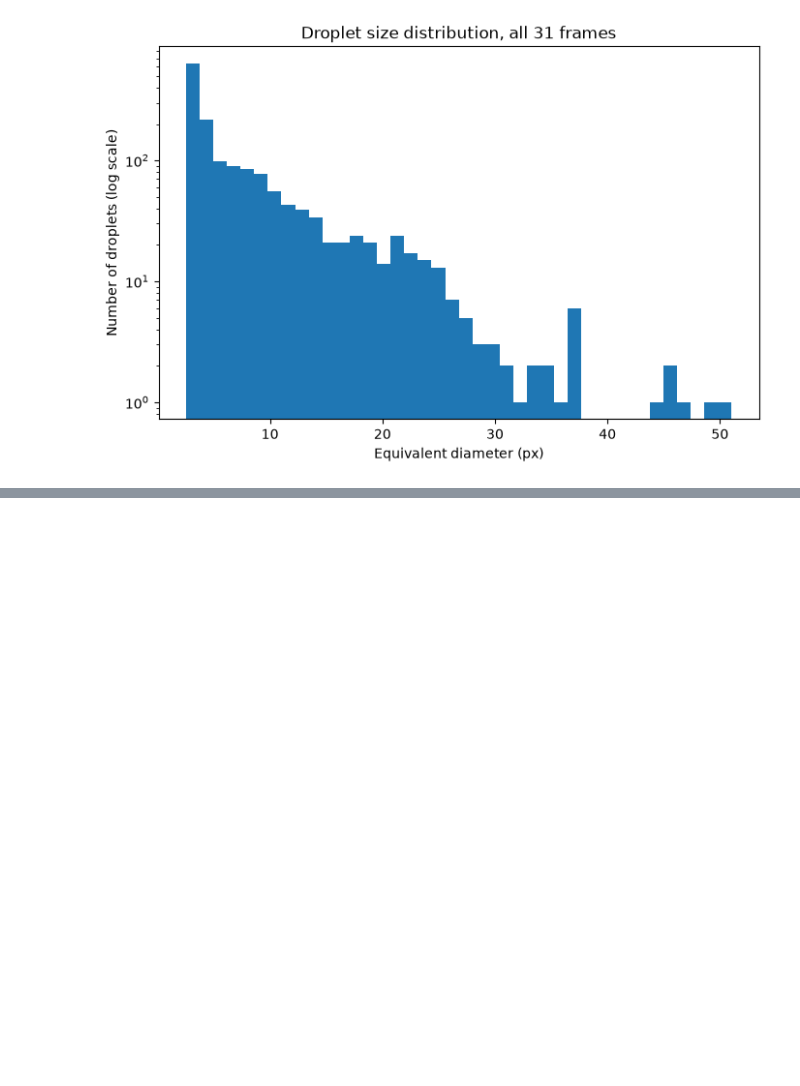
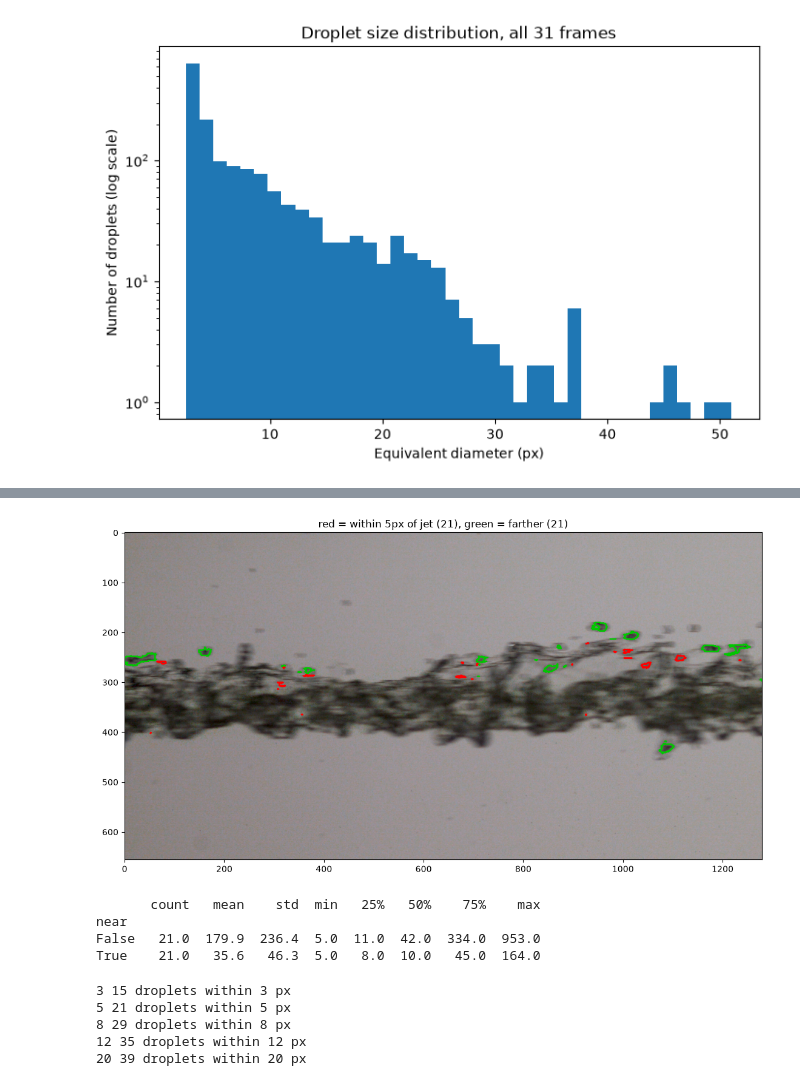
Before and after one commit to attahpt-cmyk/droplet-vision, a Jupyter notebook: notebooks/07_opencv_basics.ipynb, the cells around one changed output, grey strips where cells are left out. Cells and saved outputs as stored; diff of their text form; code cells hidden in the pictures; blank space fills up the shorter version.

Commit message:
Add distance-to-jet column to droplet measurements

```diff
--- a/notebooks/07_opencv_basics.ipynb
+++ b/notebooks/07_opencv_basics.ipynb
@@ -240,0 +247,10 @@ plt.show()
+# %%
+red = img_cv[:, :, 2]
+mask = (red < 110).astype(np.uint8)
+n, labels, stats, _ = cv2.connectedComponentsWithStats(mask, connectivity=8)
+
+jet_label = 1 + np.argmax(stats[1:, cv2.CC_STAT_AREA])
+jet = labels == jet_label
+print("jet area:", stats[jet_label, cv2.CC_STAT_AREA])
+
+dist_to_jet = cv2.distanceTransform((~jet).astype(np.uint8), cv2.DIST_L2, 5)
@@ -240,0 +259,6 @@ plt.show()
+# %%
+df_droplets["dist_to_jet_px"] = df_droplets["id"].apply(
+    lambda i: dist_to_jet[labels == i].min()
+)
+print(df_droplets["dist_to_jet_px"].round(1).value_counts().sort_index().head(15))
+print(df_droplets["dist_to_jet_px"].describe().round(1))
@@ -240,0 +283,36 @@ plt.show()
+# %%
+NEAR_PX = 5  # starting guess; adjust after looking at the table
+
+overlay = img_cv.copy()
+for _, row in df_droplets.iterrows():
+    m = (labels == int(row["id"])).astype(np.uint8)
+    cs, _ = cv2.findContours(m, cv2.RETR_EXTERNAL, cv2.CHAIN_APPROX_NONE)
+    color = (0, 0, 255) if row["dist_to_jet_px"] <= NEAR_PX else (0, 200, 0)
+    cv2.drawContours(overlay, cs, -1, color, 2)
+
+n_near = (df_droplets["dist_to_jet_px"] <= NEAR_PX).sum()
+plt.figure(figsize=(14, 7))
+plt.imshow(cv2.cvtColor(overlay, cv2.COLOR_BGR2RGB))
+plt.title(
+    f"red = within {NEAR_PX}px of jet ({n_near}), green = farther ({len(df_droplets) - n_near})"
+)
+plt.show()
+# %% [output]
+[figure, added]
+# %%
+df_droplets["near"] = df_droplets["dist_to_jet_px"] <= NEAR_PX
+print(df_droplets.groupby("near")["area_px"].describe().round(1))
+# %% [output]
+       count   mean    std  min   25%   50%    75%    max
+near
+False   21.0  179.9  236.4  5.0  11.0  42.0  334.0  953.0
+True    21.0   35.6   46.3  5.0   8.0  10.0   45.0  164.0
+# %%
+for t in [3, 5, 8, 12, 20]:
+    print(t, (df_droplets["dist_to_jet_px"] <= t).sum(), "droplets within", t, "px")
+# %% [output]
+3 15 droplets within 3 px
+5 21 droplets within 5 px
+8 29 droplets within 8 px
+12 35 droplets within 12 px
+20 39 droplets within 20 px
```
Also changed, not shown: parts of 4 cells of this notebook, 2 other files.
